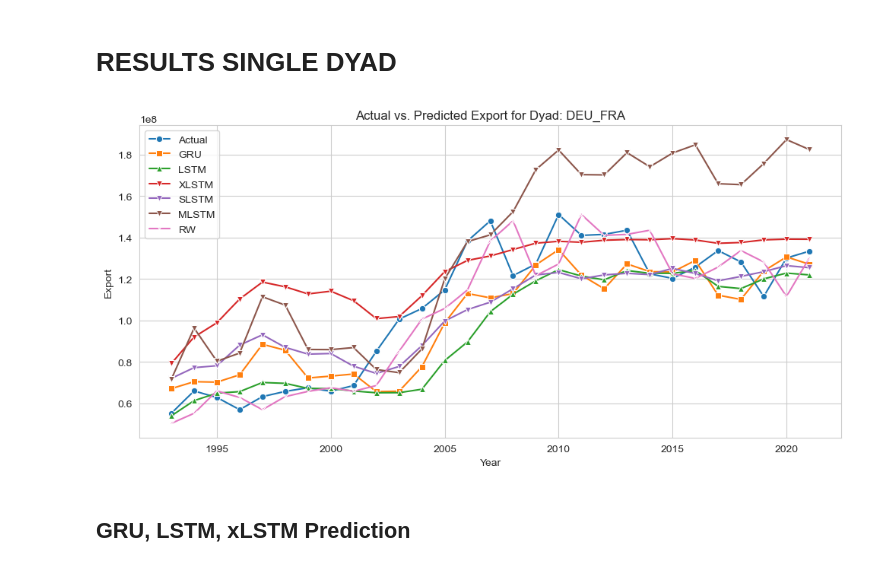
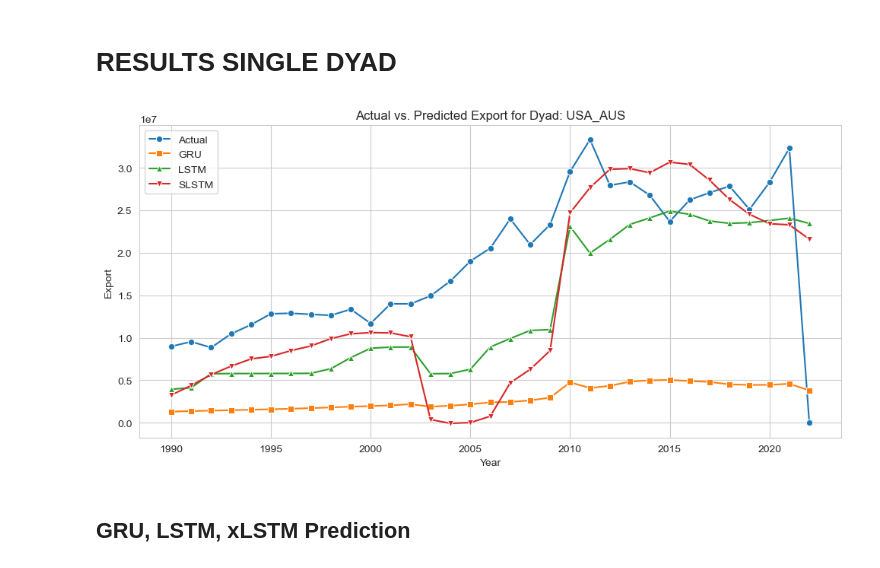
Before and after one commit to Freyness-gd/trade_under_pressure_thesis, a Jupyter notebook: src/prediction/prediction_comparison.ipynb, the cells around one changed output. Drawn from its saved outputs; the diff is of its cells as text; code cells hidden in the pictures.

Commit message:
:rocket: Finish causality tests and polish prediction

```diff
--- a/src/prediction/prediction_comparison.ipynb
+++ b/src/prediction/prediction_comparison.ipynb
@@ -198,7 +210,7 @@ plt.show()
 # %% [markdown]
 # RESULTS SINGLE DYAD
 # %%
-dyad_id_to_predict = "DEU_FRA"
+dyad_id_to_predict = "USA_AUS"
 df_dyad = df_nn[df_nn["dyad_id"] == dyad_id_to_predict].copy()
 
 dataset_dyad, _ = tuds.make_panel_datasets_dyad_year(
@@ -260,33 +272,33 @@ dyad_preds["RW"] = rw_raw
 # %%
 # 5. Build DataFrame and plot
 df_dyad_plot = pd.DataFrame({
   "Year": years,
   "Actual": truth,
   "GRU": dyad_preds["GRU"],
   "LSTM": dyad_preds["LSTM"],
   "XLSTM": dyad_preds["XLSTM"],
   "MLSTM": dyad_preds["MLSTM"],
   "SLSTM": dyad_preds["SLSTM"],
   "RW": dyad_preds["RW"],
 }).sort_values("Year")
 
 plt.figure(figsize=(10, 5))
 sns.lineplot(data=df_dyad_plot, x="Year", y="Actual", marker="o", label="Actual")
 sns.lineplot(data=df_dyad_plot, x="Year", y="GRU", marker="s", label="GRU")
 sns.lineplot(data=df_dyad_plot, x="Year", y="LSTM", marker="^", label="LSTM")
-sns.lineplot(data=df_dyad_plot, x="Year", y="XLSTM", marker="v", label="XLSTM")
+# sns.lineplot(data=df_dyad_plot, x="Year", y="XLSTM", marker="v", label="XLSTM")
 sns.lineplot(data=df_dyad_plot, x="Year", y="SLSTM", marker="v", label="SLSTM")
-sns.lineplot(data=df_dyad_plot, x="Year", y="MLSTM", marker="v", label="MLSTM")
-sns.lineplot(data=df_dyad_plot, x="Year", y="RW", marker="x", label="RW")
+# sns.lineplot(data=df_dyad_plot, x="Year", y="MLSTM", marker="v", label="MLSTM")
+# sns.lineplot(data=df_dyad_plot, x="Year", y="RW", marker="x", label="RW")
 plt.title(f"Actual vs. Predicted Export for Dyad: {dyad_id_to_predict}")
 plt.xlabel("Year")
 plt.ylabel("Export")
 plt.grid(True)
 plt.legend()
 plt.tight_layout()
 plt.show()
 # %% [output]
-[figure, old version]
+[figure, new version]
 # %% [markdown]
 ## GRU, LSTM, xLSTM Prediction
 # %%
```
Also changed, not shown: parts of 7 cells of this notebook, 4 other files.
